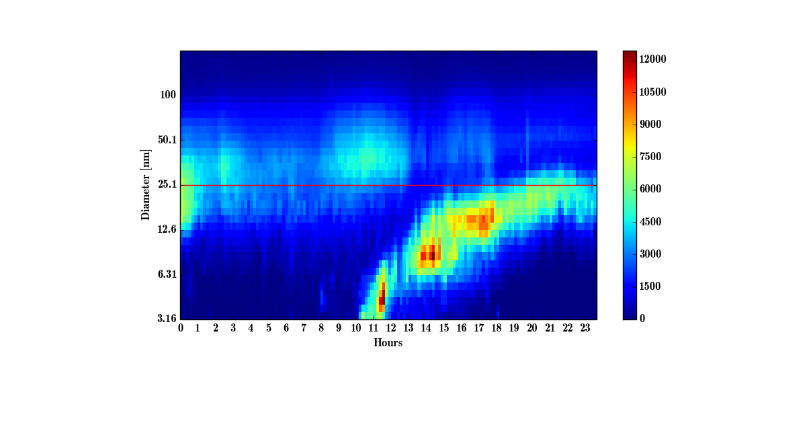
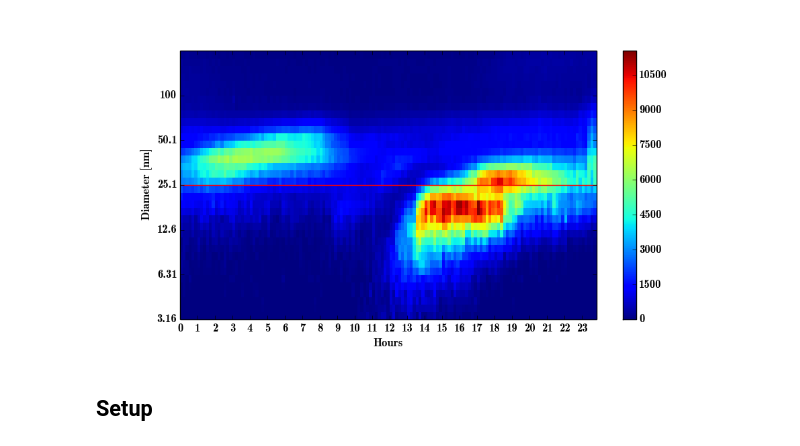
Before and after one commit to markusstocker/pynpf-d4science, a Jupyter notebook: classification.ipynb, the cells around one changed output. Cells and saved outputs as stored; diff of their text form; code cells hidden in the pictures; blank space fills up the shorter version.

```diff
--- a/classification.ipynb
+++ b/classification.ipynb
@@ -0,0 +1,7 @@
+# %%
+day = '2011-10-01'
+place = 'Hyytiaelae'
+# %%
+visualize(day, place)
+# %% [output]
+[figure, added]
@@ -0,0 +10,2 @@
+# %% [markdown]
+## Setup
@@ -6,34 +22,44 @@ from io import BytesIO
 from lxml import etree as et
 from owslib.wps import WebProcessingService, ComplexDataInput, monitorExecution
 
-# initialize logging, otherwise you'll not see debug output.
 logging.basicConfig()
 logging.getLogger().setLevel(logging.ERROR)
 
 dataminer_url = 'http://dataminer-prototypes.d4science.org/wps/WebProcessingService'
 
-#headers = {'gcube-token': os.environ['GCUBE_TOKEN']}
-headers = {'gcube-token': '078b179e-3a27-4543-9f5c-8e8dcd693036-843339462'}
+headers = {'gcube-token': gcube_token}
 wps = WebProcessingService(dataminer_url, headers=headers)
 
-identifier = 'org.gcube.dataanalysis.wps.statisticalmanager.synchserver.mappedclasses.transducerers.PFFETCHPLOTDATA'
+def visualize(day, place):
+    identifier = 'org.gcube.dataanalysis.wps.statisticalmanager.synchserver.mappedclasses.transducerers.PFFETCHPLOTDATA'
 
-inputs = [
-    ('place', 'Hyytiälä'),
-    ('day', '2013-04-04')
-]
+    inputs = [
+        ('day', day),
+        ('place', place)
+    ]
 
-execution = wps.execute(identifier, inputs, output="non_deterministic_output")
+    execution = wps.execute(identifier, inputs, output="non_deterministic_output")
 
-monitorExecution(execution, sleepSecs=5, download=False)
+    monitorExecution(execution, sleepSecs=5, download=False)
 
-for output in execution.processOutputs:
-    doc = et.parse(BytesIO(output.retrieveData(headers=headers)))
-    plotUrl = doc.xpath('/ogr:FeatureCollection/gml:featureMember/ogr:Result/d4science:Description[text() = "plot"]/../d4science:Data/text()', namespaces={
-        'ogr': 'http://ogr.maptools.org/',
-        'gml': 'http://www.opengis.net/gml',
-        'd4science': 'http://www.d4science.org'
-    })[0]
-    display(Image(url=plotUrl, format='png', embed=True))
+    for output in execution.processOutputs:
+        doc = et.parse(BytesIO(output.retrieveData(headers=headers)))
+        plotUrl = doc.xpath('/ogr:FeatureCollection/gml:featureMember/ogr:Result/d4science:Description[text() = "plot"]/../d4science:Data/text()', namespaces={
+            'ogr': 'http://ogr.maptools.org/',
+            'gml': 'http://www.opengis.net/gml',
+            'd4science': 'http://www.d4science.org'
+        })[0]
+        display(Image(url=plotUrl, format='png', embed=True))
+
+def record(day, place, beginning, end, classification):
+    identifier = 'org.gcube.dataanalysis.wps.statisticalmanager.synchserver.mappedclasses.transducerers.PFSTOREDATA'
+
+    inputs = [
+        ('day', day),
+        ('place', place),
+        ('beginning', beginning),
+        ('end', end),
+        ('classification', classification)
+    ]
+
+    execution = wps.execute(identifier, inputs, output="non_deterministic_output")
-# %% [output]
-[figure, removed]
```
Also changed, not shown: parts of 4 cells of this notebook, 2 other files.
